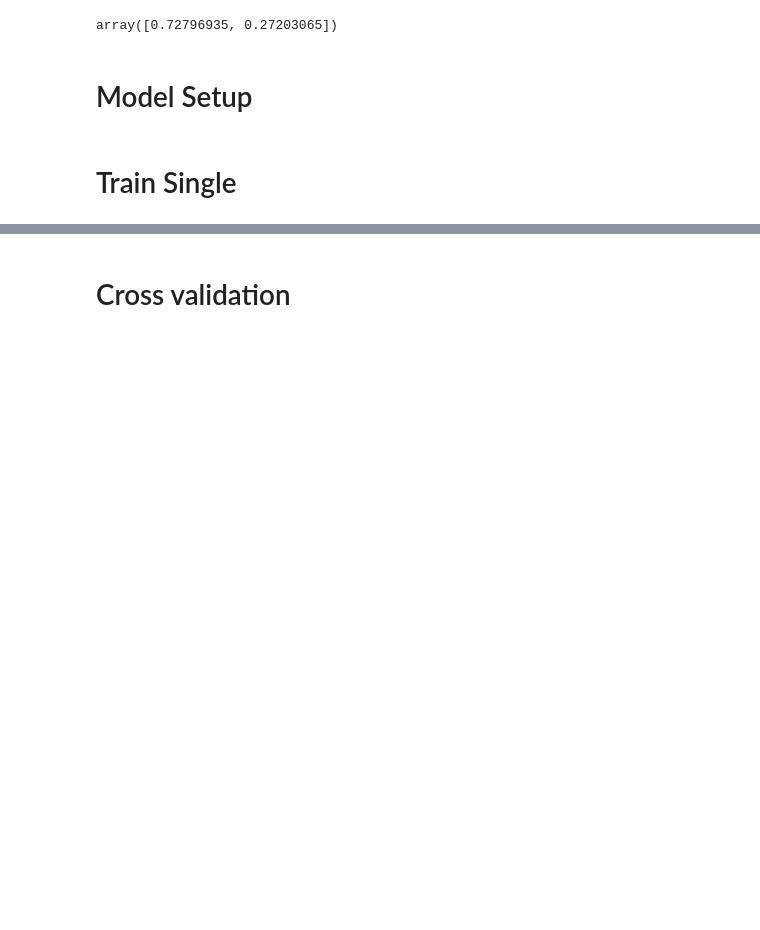
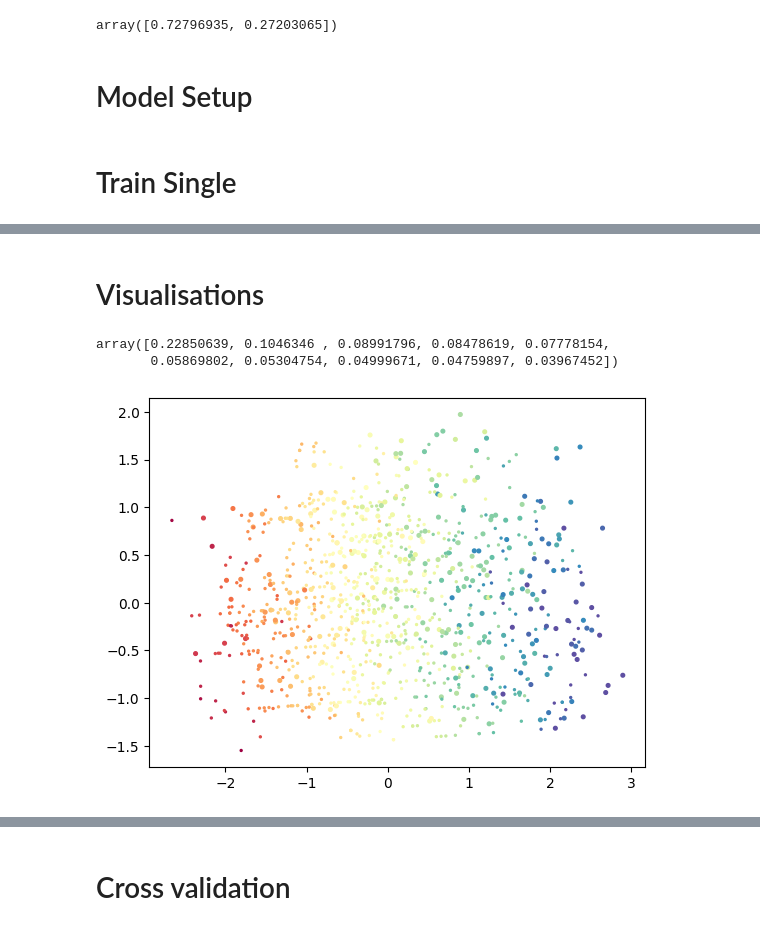
Before and after one commit to HSaleem352/Project_4, a Jupyter notebook: Project4/notebooks/BinaryDeanTrainDNN.ipynb, the cells around one changed output, grey strips where cells are left out. Cells and saved outputs as stored; diff of their text form; code cells hidden in the pictures; blank space fills up the shorter version.

```diff
--- a/Project4/notebooks/BinaryDeanTrainDNN.ipynb
+++ b/Project4/notebooks/BinaryDeanTrainDNN.ipynb
@@ -166,0 +212,2 @@ train('model.h5', X_train, y_train, X_test, y_test, config)
+# %% [markdown]
+# Visualisations
@@ -166,0 +226,11 @@ train('model.h5', X_train, y_train, X_test, y_test, config)
+# %%
+pca_obj = PCA(n_components=10)
+X_pca = pca_obj.fit_transform(X)
+pca_obj.explained_variance_ratio_
+# %% [output]
+array([0.22850639, 0.1046346 , 0.08991796, 0.08478619, 0.07778154,
+       0.05869802, 0.05304754, 0.04999671, 0.04759897, 0.03967452])
+# %%
+plt.scatter(X_pca[:, 0], X_pca[:, 1], c=data.der_age_trunc, s=5*y + 2, cmap='Spectral');
+# %% [output]
+[figure, added]
```
Also changed, not shown: parts of 13 cells of this notebook.
